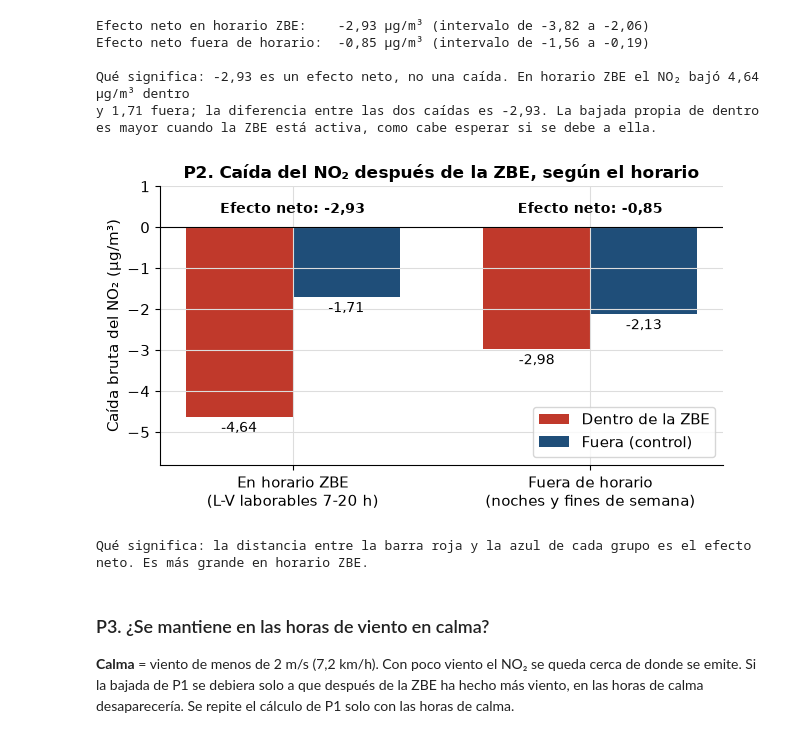
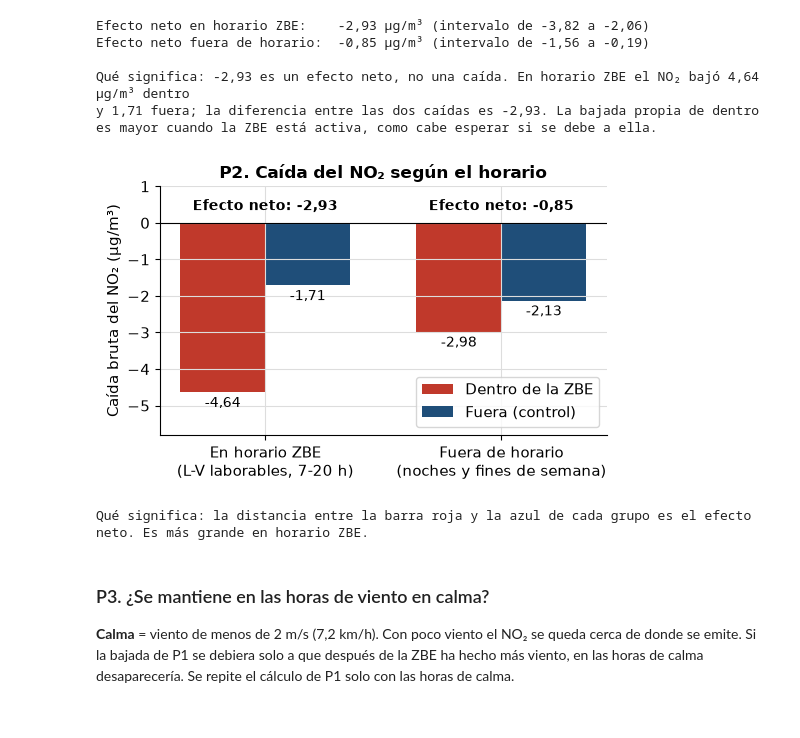
Before and after one commit to ai-somorrostro/haizelab, a Jupyter notebook: notebooks/zbe_bilbao.ipynb, the cells around one changed output. Cells and saved outputs as stored; diff of their text form; code cells hidden in the pictures.

```diff
--- a/notebooks/zbe_bilbao.ipynb
+++ b/notebooks/zbe_bilbao.ipynb
@@ -514,27 +514,27 @@ Efecto neto fuera de horario:  -0,85 µg/m³ (intervalo de -1,56 a -0,19)
 Qué significa: -2,93 es un efecto neto, no una caída. En horario ZBE el NO₂ bajó 4,64 µg/m³ dentro
 y 1,71 fuera; la diferencia entre las dos caídas es -2,93. La bajada propia de dentro es mayor cuando la ZBE está activa, como cabe esperar si se debe a ella.
 # %%
-fig, ax = plt.subplots(figsize=(6.5, 3.8))
+fig, ax = plt.subplots(figsize=(5.4, 3.5))
 x = np.arange(2)
 for i, zona in enumerate(["dentro", "fuera"]):
     valores = [p2[k]["tabla"].loc[zona, "caida_bruta"] for k in ["en_horario", "fuera_horario"]]
     barras = ax.bar(x + (i - 0.5) * 0.36, valores, width=0.36, color=COLOR[zona], label=ETIQUETA[zona])
     ax.bar_label(barras, labels=[es(v) for v in valores], padding=3, fontsize=10)
 for j, k in enumerate(["en_horario", "fuera_horario"]):
     ax.text(x[j], 0.35, f"Efecto neto: {es(p2[k]['efecto_neto'])}", ha="center", fontsize=10, fontweight="bold")
 ax.axhline(0, color="black", lw=0.8)
-ax.set_xticks(x, ["En horario ZBE\n(L-V laborables 7-20 h)", "Fuera de horario\n(noches y fines de semana)"])
+ax.set_xticks(x, ["En horario ZBE\n(L-V laborables, 7-20 h)", "Fuera de horario\n(noches y fines de semana)"])
 ax.set_ylabel("Caída bruta del NO₂ (µg/m³)")
 ax.set_ylim(min(p2["en_horario"]["tabla"]["caida_bruta"].min(), p2["fuera_horario"]["tabla"]["caida_bruta"].min()) * 1.25, 1)
-ax.set_title("P2. Caída del NO₂ después de la ZBE, según el horario")
+ax.set_title("P2. Caída del NO₂ según el horario")
 ax.legend(loc="lower right", frameon=True)
 plt.tight_layout()
 plt.savefig(DIR_IMG / "p2_horario_zbe.png", dpi=200)
 plt.show()
 print("Qué significa: la distancia entre la barra roja y la azul de cada grupo es el efecto neto. Es más grande en horario ZBE." if h["efecto_neto"] < nh["efecto_neto"]
       else "Qué significa: la distancia entre la barra roja y la azul de cada grupo es el efecto neto.")
 # %% [output]
-[figure, old version]
+[figure, new version]
 Qué significa: la distancia entre la barra roja y la azul de cada grupo es el efecto neto. Es más grande en horario ZBE.
 # %% [markdown]
 ### P3. ¿Se mantiene en las horas de viento en calma?
```
Also changed, not shown: parts of 1 cell of this notebook, 2 other files.
